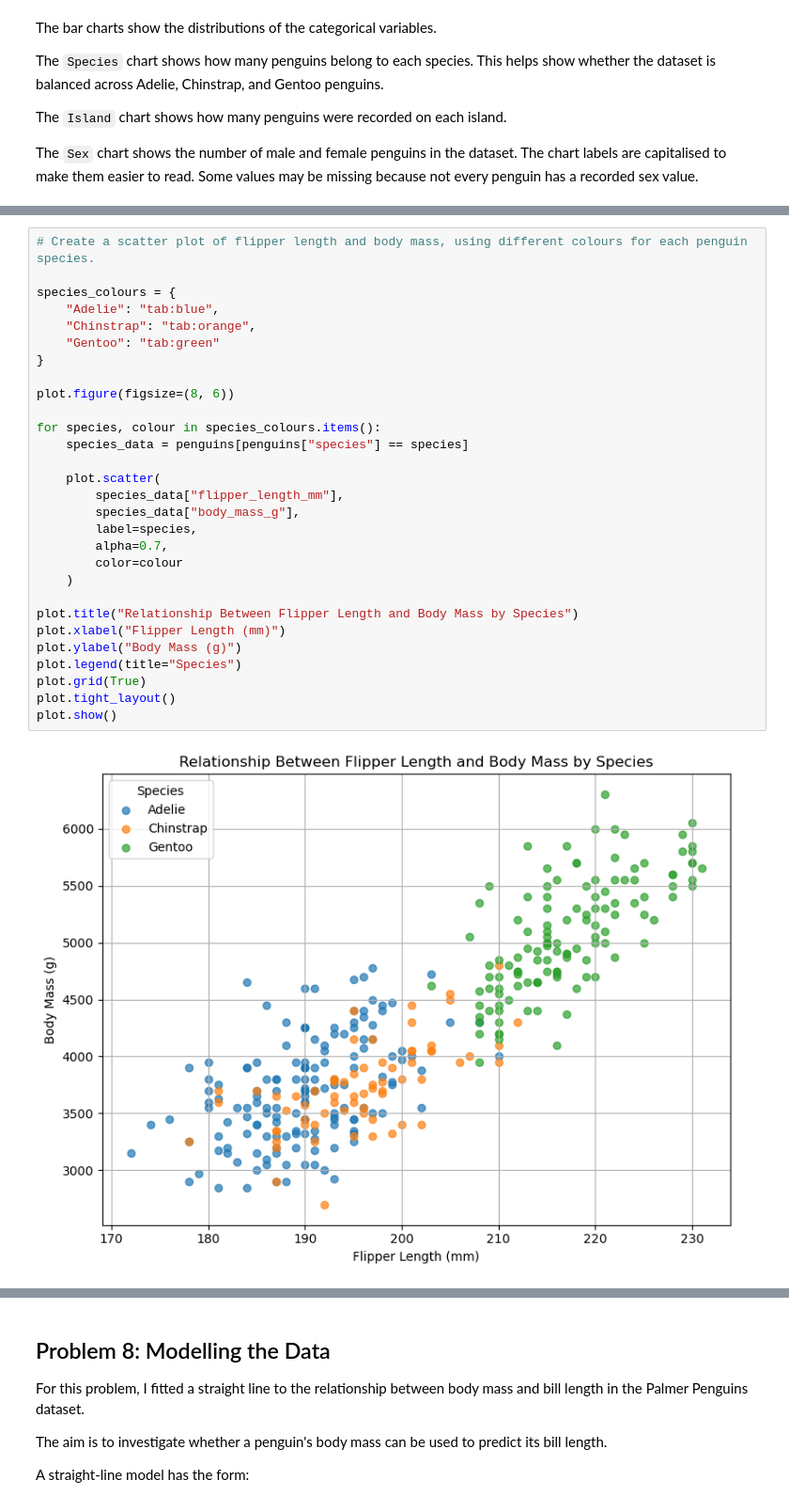
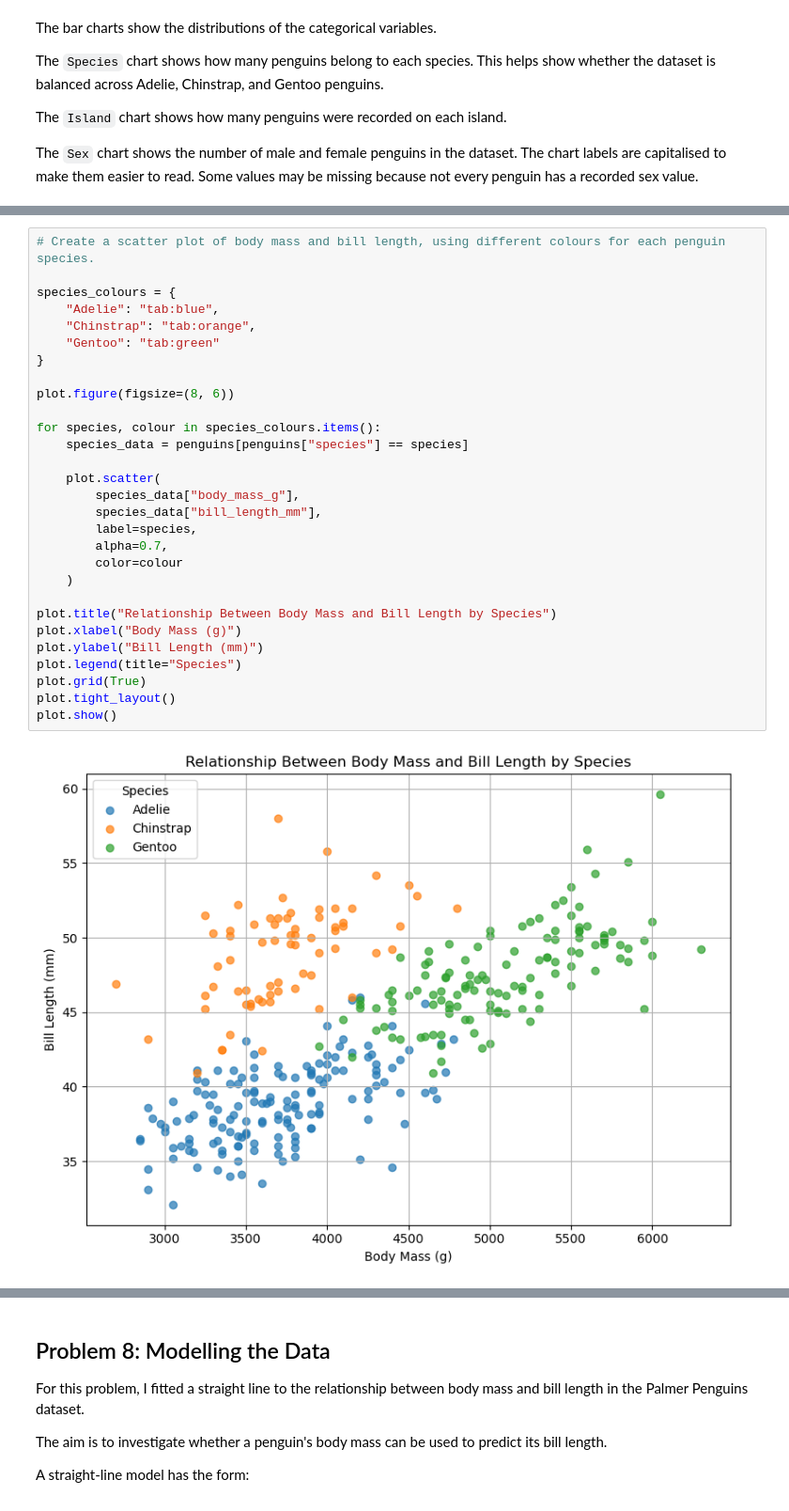
Before and after one commit to Martynas-Ramonas/principles-of-data-analytics-problems, a Jupyter notebook: problems.ipynb, the cells around one changed output, grey strips where cells are left out. Shown at 94% size. Saved outputs shown, nothing was run; the diff lists cells and outputs as text.

Commit message:
Fixed Problem 7, had flipers instead of bills.

```diff
--- a/problems.ipynb
+++ b/problems.ipynb
@@ -228,32 +227,32 @@ The points do not form a perfect straight line, so the relationship is not exact
 # %%
-# Create a scatter plot of flipper length and body mass, using different colours for each penguin species.
+# Create a scatter plot of body mass and bill length, using different colours for each penguin species.
 
 species_colours = {
     "Adelie": "tab:blue",
     "Chinstrap": "tab:orange",
     "Gentoo": "tab:green"
 }
 
 plot.figure(figsize=(8, 6))
 
 for species, colour in species_colours.items():
     species_data = penguins[penguins["species"] == species]
 
     plot.scatter(
-        species_data["flipper_length_mm"],
         species_data["body_mass_g"],
+        species_data["bill_length_mm"],
         label=species,
         alpha=0.7,
         color=colour
     )
 
-plot.title("Relationship Between Flipper Length and Body Mass by Species")
-plot.xlabel("Flipper Length (mm)")
-plot.ylabel("Body Mass (g)")
+plot.title("Relationship Between Body Mass and Bill Length by Species")
+plot.xlabel("Body Mass (g)")
+plot.ylabel("Bill Length (mm)")
 plot.legend(title="Species")
 plot.grid(True)
 plot.tight_layout()
 plot.show()
 # %% [output]
-[figure, old version]
+[figure, new version]
 # %% [markdown]
```
Also changed, not shown: parts of 5 cells of this notebook.
